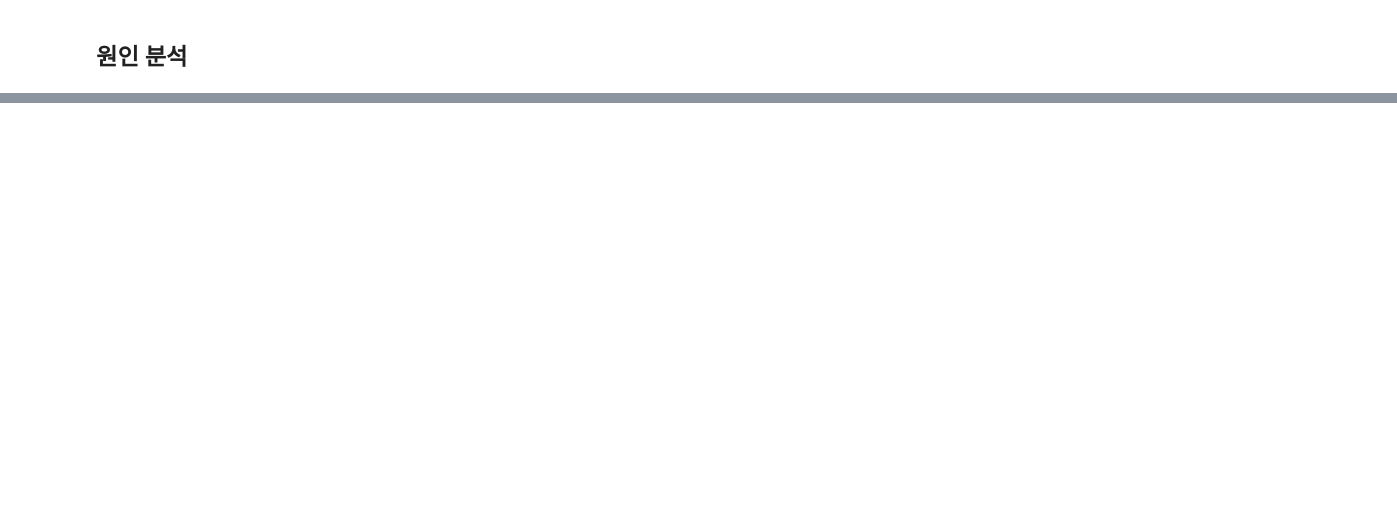
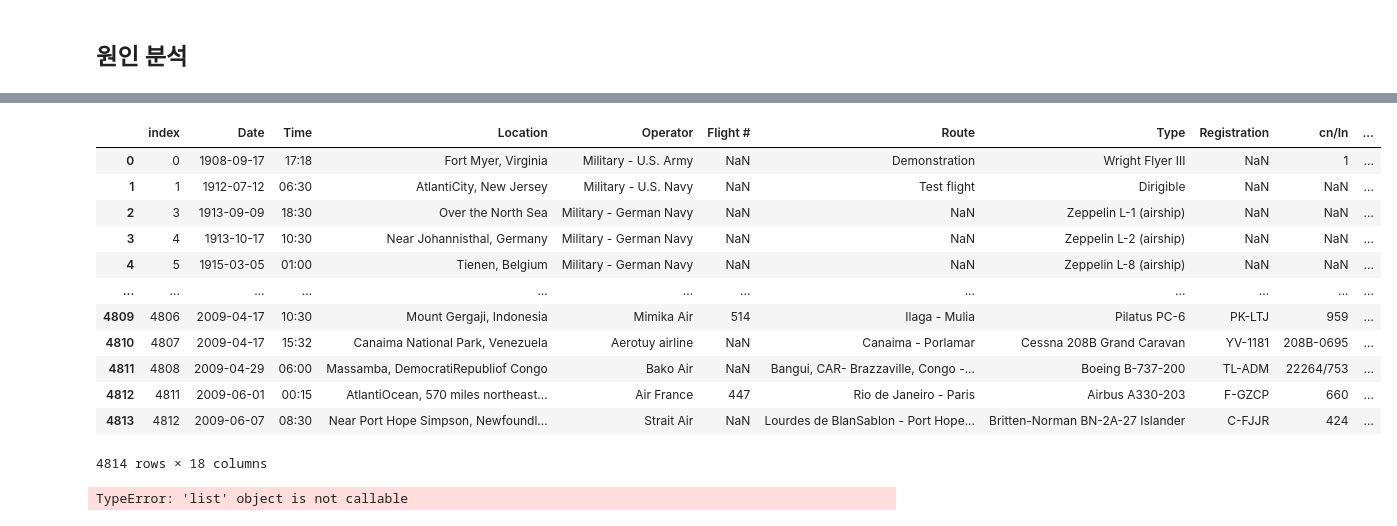
Before and after one commit to sarcomaXD/wellknown, a Jupyter notebook: Airplane_Crashes/airplane_crashed_beck.ipynb, the cells around one changed output, grey strips where cells are left out. Drawn from its saved outputs; the diff is of its cells as text; code cells hidden in the pictures; blank space fills up the shorter version.

```diff
--- a/Airplane_Crashes/airplane_crashed_beck.ipynb
+++ b/Airplane_Crashes/airplane_crashed_beck.ipynb
@@ -307,13 +348,4 @@ plt.show()
-# %%
-df['why'] = np.nan
-
-df[df['Summary'].str.contains('whether')]['why'] = 'whether'
-df[df['Summary'].str.contains('fuel')]['why'] = 'fuel'
-df[df['Summary'].str.contains('control')]['why'] = 'control'
-df[df['Summary'].str.contains('hijack')]['why'] = 'hijacking'
-df[df['Summary'].str.contains('altitude')]['why'] = 'altitude'
-df[df['Summary'].str.contains('engine')]['why'] = 'engine'
-df[df['Summary'].str.contains('pilot')]['why'] = 'pilot'
-df[df['Summary'].str.contains('crew')]['why'] = 'crew'
-df[df['Summary'].str.contains('land|approach')]['why'] = 'landing'
-df[df['Summary'].str.contains('tak')]['why'] = 'takeoff'
+# %%
+df['why'] = np.nan
+df[df['Summary'].str.contains('whether')].loc[:,'why'] = 'whether'
+df[df['Summary'].str.contains('whether')]
@@ -320,3 +368,24 @@ df[df['Summary'].str.contains('tak')]['why'] = 'takeoff'
+# %%
+df['why'] = np.nan
+list = ['whether','fuel','control','hijack','altitude','engine','pilot','crew','land','tak']
+for i in list:
+    df[df['Summary'].str.contains(i)].loc[:,'why'] = i
+# %%
+df
+# %% [output]
+|  | index | Date | Time | Location | Operator | Flight # | Route | Type | Registration | cn/In | ... |
+| 0 | 0 | 1908-09-17 | 17:18 | Fort Myer, Virginia | Military - U.S. Army | NaN | Demonstration | Wright Flyer III | NaN | 1 | ... |
+| 1 | 1 | 1912-07-12 | 06:30 | AtlantiCity, New Jersey | Military - U.S. Navy | NaN | Test flight | Dirigible | NaN | NaN | ... |
+| 2 | 3 | 1913-09-09 | 18:30 | Over the North Sea | Military - German Navy | NaN | NaN | Zeppelin L-1 (airship) | NaN | NaN | ... |
+| 3 | 4 | 1913-10-17 | 10:30 | Near Johannisthal, Germany | Military - German Navy | NaN | NaN | Zeppelin L-2 (airship) | NaN | NaN | ... |
+| 4 | 5 | 1915-03-05 | 01:00 | Tienen, Belgium | Military - German Navy | NaN | NaN | Zeppelin L-8 (airship) | NaN | NaN | ... |
+| ... | ... | ... | ... | ... | ... | ... | ... | ... | ... | ... | ... |
+| 4809 | 4806 | 2009-04-17 | 10:30 | Mount Gergaji, Indonesia | Mimika Air | 514 | Ilaga - Mulia | Pilatus PC-6 | PK-LTJ | 959 | ... |
+| 4810 | 4807 | 2009-04-17 | 15:32 | Canaima National Park, Venezuela | Aerotuy airline | NaN | Canaima - Porlamar | Cessna 208B Grand Caravan | YV-1181 | 208B-0695 | ... |
+| 4811 | 4808 | 2009-04-29 | 06:00 | Massamba, DemocratiRepubliof Congo | Bako Air | NaN | Bangui, CAR- Brazzaville, Congo -... | Boeing B-737-200 | TL-ADM | 22264/753 | ... |
+| 4812 | 4811 | 2009-06-01 | 00:15 | AtlantiOcean, 570 miles northeast... | Air France | 447 | Rio de Janeiro - Paris | Airbus A330-203 | F-GZCP | 660 | ... |
+| 4813 | 4812 | 2009-06-07 | 08:30 | Near Port Hope Simpson, Newfoundl... | Strait Air | NaN | Lourdes de BlanSablon - Port Hope... | Britten-Norman BN-2A-27 Islander | C-FJJR | 424 | ... |
+4814 rows × 18 columns
 # %%
 df_1 = df[df['Summary'].str.contains('whether')]
 df_1['why'] = 'whether'
@@ -352,3 +421,5 @@ fig = go.Figure(data=[go.Pie(labels=labels_total, values=ratio_total)])
 fig.update_layout(margin=dict(t=20, b=20, l=10, r=20))
 fig.update_traces(textposition='inside', textinfo='percent+label')
 fig.show()
+# %% [output]
+TypeError: 'list' object is not callable
```
Also changed, not shown: parts of 8 cells of this notebook.
